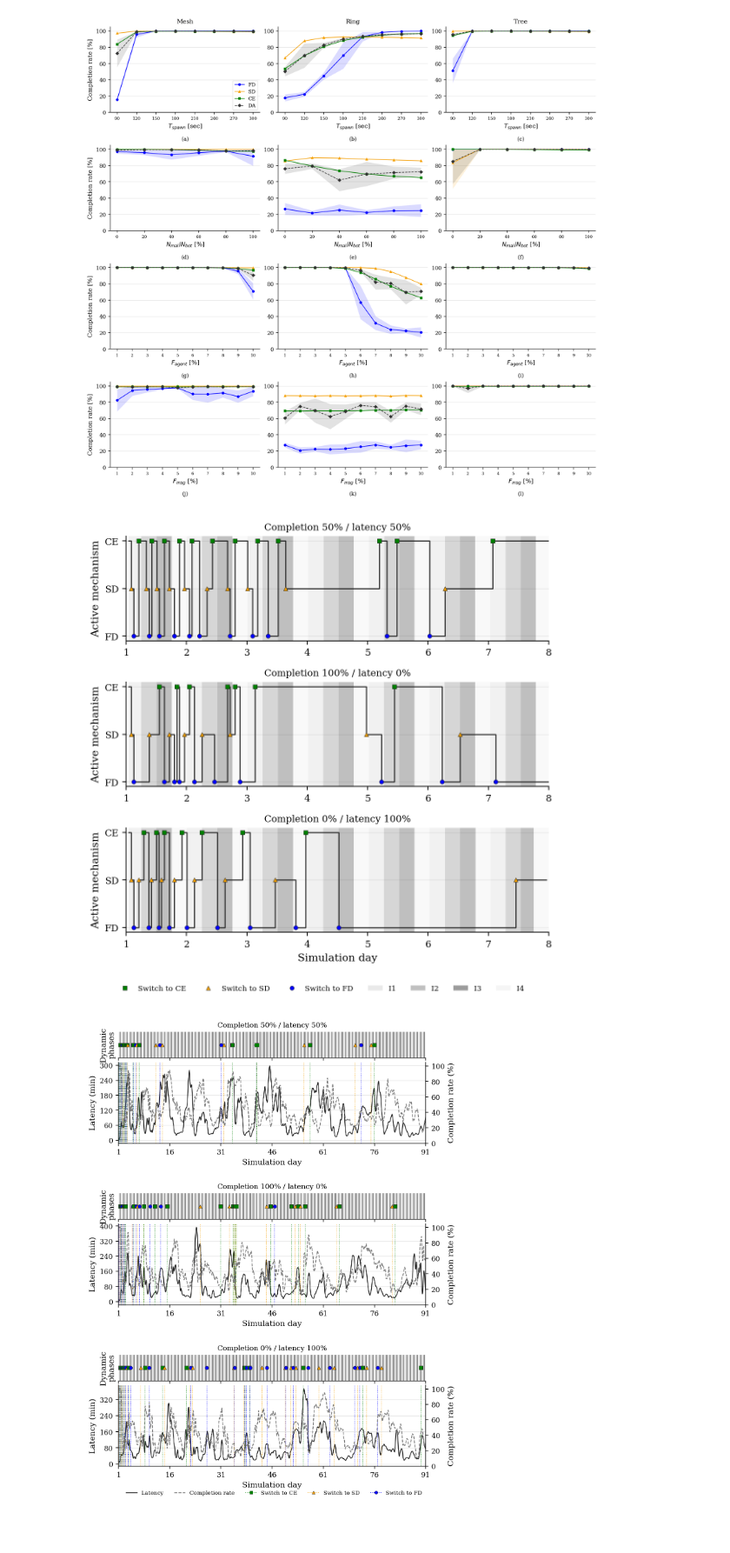
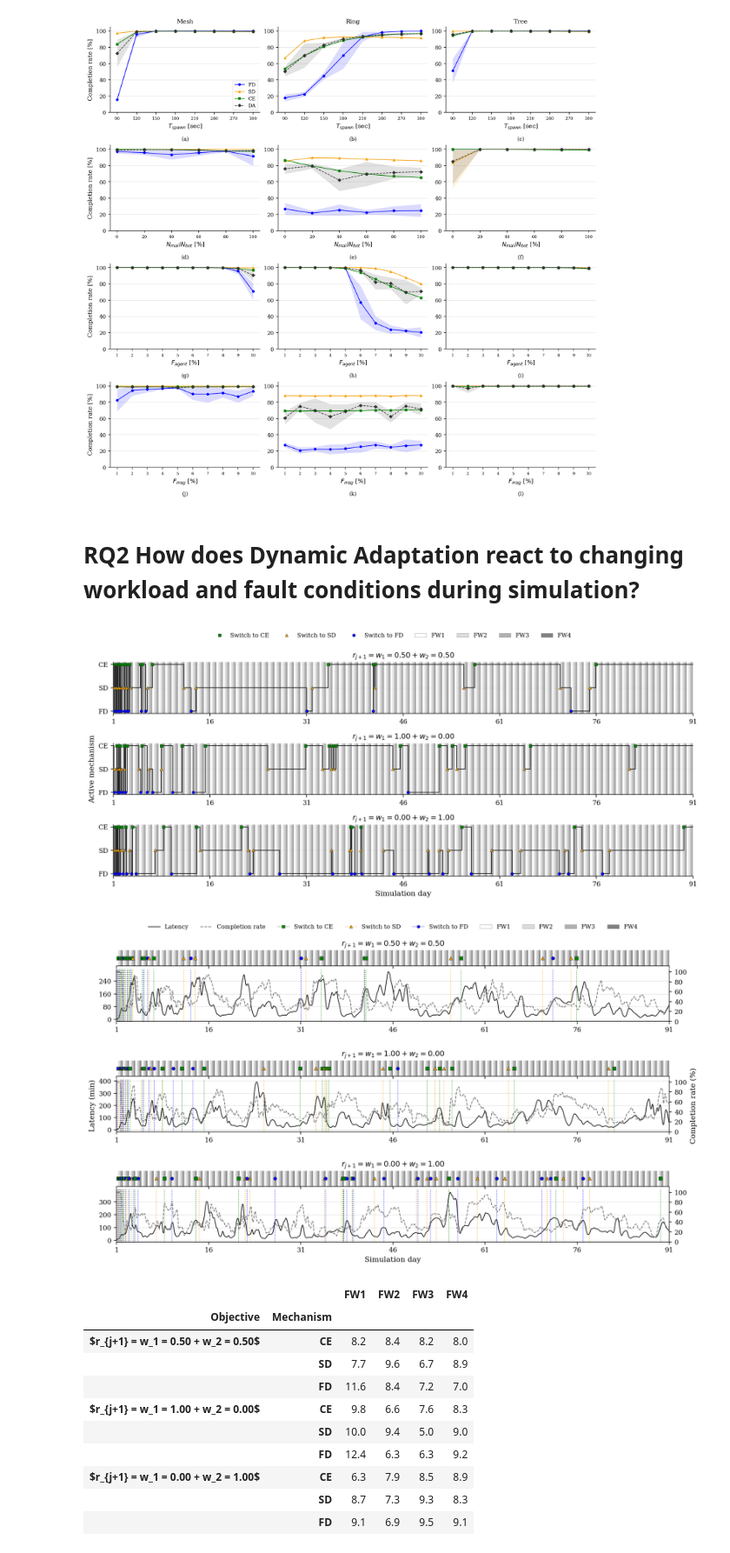
Before and after one commit to IvanComp/COORDINATE-2.0, a Jupyter notebook: Paper Results/paper_results_plots.ipynb, the cells around one changed output. Shown at 87% size. Drawn from its saved outputs; the diff is of its cells as text; code cells hidden in the pictures; blank space fills up the shorter version.

```diff
--- a/Paper Results/paper_results_plots.ipynb
+++ b/Paper Results/paper_results_plots.ipynb
@@ -24,27 +24,42 @@ for pdf in generate(ROOT):
 # %% [output]
 [figure]
 [figure]
+# %% [markdown]
+# RQ2 How does Dynamic Adaptation react to changing workload and fault conditions during simulation?
 # %%
 import sys
 from pathlib import Path
 from IPython.display import Image, display
 
 for candidate in (
     Path.cwd() / 'Paper Results',
     Path.cwd(),
     Path.home() / 'Desktop' / 'COORDINATE-2.0' / 'Paper Results',
 ):
     if (candidate / 'RQ2' / 'runs.csv').exists():
         ROOT = candidate
         break
 else:
     raise FileNotFoundError('RQ2/runs.csv not found: open the notebook from the project root or from "Paper Results".')
 
 sys.path.insert(0, str(ROOT))
 from plot_rq2_objective_weights import generate
 
-for pdf in generate(ROOT / 'RQ2'):
+figures, table = generate(ROOT / 'RQ2')
+for pdf in figures:
     display(Image(filename=str(pdf.parent / 'previews' / pdf.name.replace('.pdf', '.png'))))
+display(table)
 # %% [output]
-[figure, old version]
+[figure, new version]
-[figure, old version]
+[figure, new version]
+|  |  | FW1 | FW2 | FW3 | FW4 |
+| Objective | Mechanism |  |  |  |  |
+| $r_{j+1} = w_1 = 0.50 + w_2 = 0.50$ | CE | 8.2 | 8.4 | 8.2 | 8.0 |
+|  | SD | 7.7 | 9.6 | 6.7 | 8.9 |
+|  | FD | 11.6 | 8.4 | 7.2 | 7.0 |
+| $r_{j+1} = w_1 = 1.00 + w_2 = 0.00$ | CE | 9.8 | 6.6 | 7.6 | 8.3 |
+|  | SD | 10.0 | 9.4 | 5.0 | 9.0 |
+|  | FD | 12.4 | 6.3 | 6.3 | 9.2 |
+| $r_{j+1} = w_1 = 0.00 + w_2 = 1.00$ | CE | 6.3 | 7.9 | 8.5 | 8.9 |
+|  | SD | 8.7 | 7.3 | 9.3 | 8.3 |
+|  | FD | 9.1 | 6.9 | 9.5 | 9.1 |
```
Also changed, not shown: parts of 5 cells of this notebook, 17 other files.
